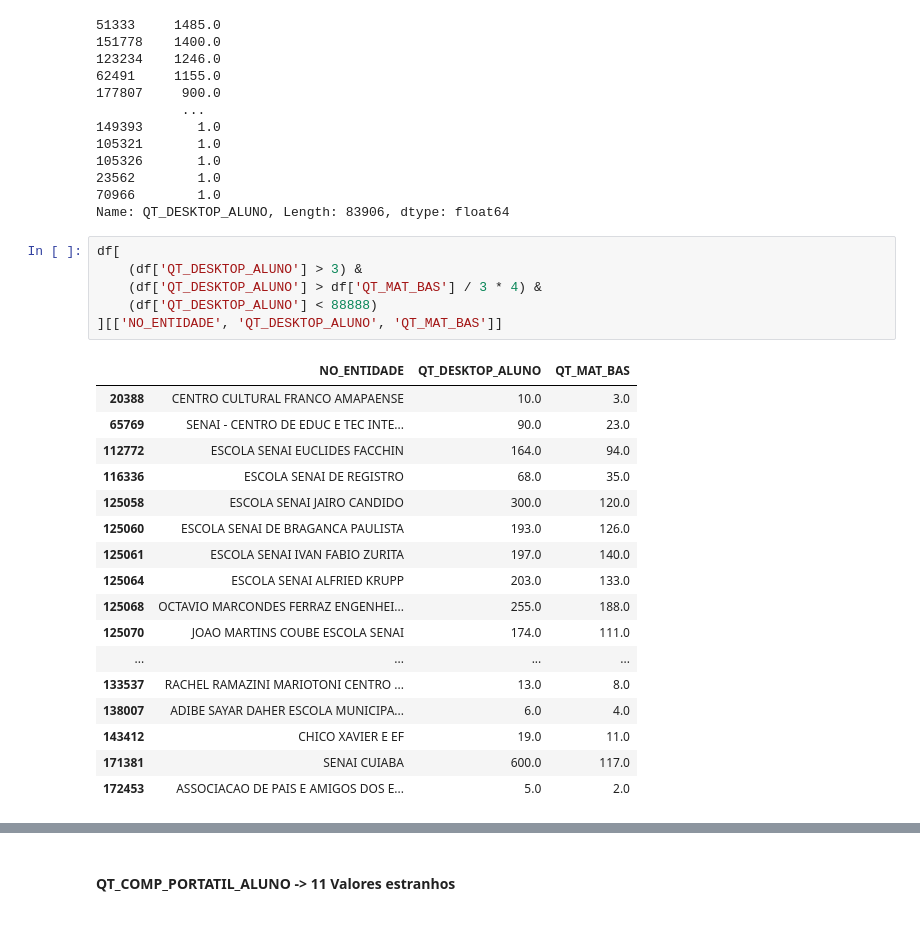
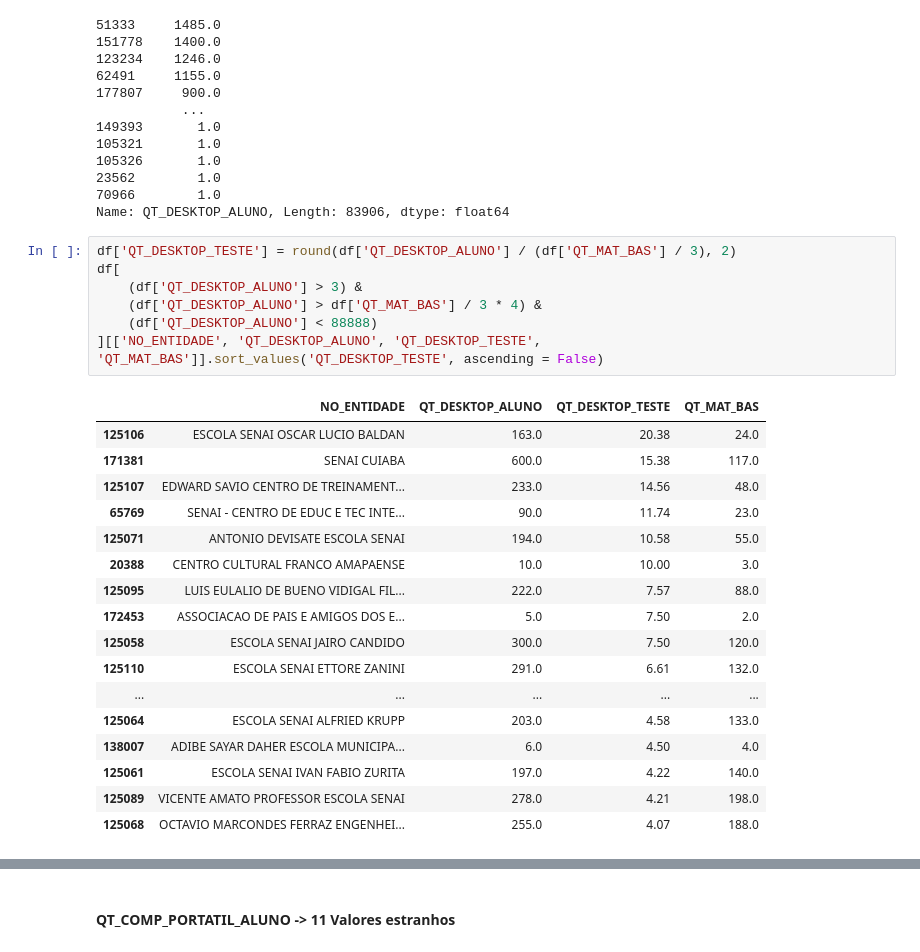
Before and after one commit to CinthiaNagahama/DCD_Rendimento_Escolar, a Jupyter notebook: explore.ipynb, the cells around one changed output, grey strips where cells are left out. Saved outputs shown, nothing was run; the diff lists cells and outputs as text.

```diff
--- a/explore.ipynb
+++ b/explore.ipynb
@@ -2318,26 +2762,27 @@ df[(df['QT_DESKTOP_ALUNO'] > 0) & (df['QT_DESKTOP_ALUNO'] < 88888)]['QT_DESKTOP_
 70966        1.0
 Name: QT_DESKTOP_ALUNO, Length: 83906, dtype: float64
 # %%
+df['QT_DESKTOP_TESTE'] = round(df['QT_DESKTOP_ALUNO'] / (df['QT_MAT_BAS'] / 3), 2)
 df[
     (df['QT_DESKTOP_ALUNO'] > 3) &
     (df['QT_DESKTOP_ALUNO'] > df['QT_MAT_BAS'] / 3 * 4) &
     (df['QT_DESKTOP_ALUNO'] < 88888)
-][['NO_ENTIDADE', 'QT_DESKTOP_ALUNO', 'QT_MAT_BAS']]
+][['NO_ENTIDADE', 'QT_DESKTOP_ALUNO', 'QT_DESKTOP_TESTE', 'QT_MAT_BAS']].sort_values('QT_DESKTOP_TESTE', ascending = False)
 # %% [output]
-|  | NO_ENTIDADE | QT_DESKTOP_ALUNO | QT_MAT_BAS |
-| 20388 | CENTRO CULTURAL FRANCO AMAPAENSE | 10.0 | 3.0 |
-| 65769 | SENAI - CENTRO DE EDUC E TEC INTE... | 90.0 | 23.0 |
-| 112772 | ESCOLA SENAI EUCLIDES FACCHIN | 164.0 | 94.0 |
-| 116336 | ESCOLA SENAI DE REGISTRO | 68.0 | 35.0 |
-| 125058 | ESCOLA SENAI JAIRO CANDIDO | 300.0 | 120.0 |
-| 125060 | ESCOLA SENAI DE BRAGANCA PAULISTA | 193.0 | 126.0 |
-| 125061 | ESCOLA SENAI IVAN FABIO ZURITA | 197.0 | 140.0 |
-| 125064 | ESCOLA SENAI ALFRIED KRUPP | 203.0 | 133.0 |
-| 125068 | OCTAVIO MARCONDES FERRAZ ENGENHEI... | 255.0 | 188.0 |
-| 125070 | JOAO MARTINS COUBE ESCOLA SENAI | 174.0 | 111.0 |
-| ... | ... | ... | ... |
-| 133537 | RACHEL RAMAZINI MARIOTONI CENTRO ... | 13.0 | 8.0 |
-| 138007 | ADIBE SAYAR DAHER ESCOLA MUNICIPA... | 6.0 | 4.0 |
-| 143412 | CHICO XAVIER E EF | 19.0 | 11.0 |
-| 171381 | SENAI CUIABA | 600.0 | 117.0 |
-| 172453 | ASSOCIACAO DE PAIS E AMIGOS DOS E... | 5.0 | 2.0 |
+|  | NO_ENTIDADE | QT_DESKTOP_ALUNO | QT_DESKTOP_TESTE | QT_MAT_BAS |
+| 125106 | ESCOLA SENAI OSCAR LUCIO BALDAN | 163.0 | 20.38 | 24.0 |
+| 171381 | SENAI CUIABA | 600.0 | 15.38 | 117.0 |
+| 125107 | EDWARD SAVIO CENTRO DE TREINAMENT... | 233.0 | 14.56 | 48.0 |
+| 65769 | SENAI - CENTRO DE EDUC E TEC INTE... | 90.0 | 11.74 | 23.0 |
+| 125071 | ANTONIO DEVISATE ESCOLA SENAI | 194.0 | 10.58 | 55.0 |
+| 20388 | CENTRO CULTURAL FRANCO AMAPAENSE | 10.0 | 10.00 | 3.0 |
+| 125095 | LUIS EULALIO DE BUENO VIDIGAL FIL... | 222.0 | 7.57 | 88.0 |
+| 172453 | ASSOCIACAO DE PAIS E AMIGOS DOS E... | 5.0 | 7.50 | 2.0 |
+| 125058 | ESCOLA SENAI JAIRO CANDIDO | 300.0 | 7.50 | 120.0 |
+| 125110 | ESCOLA SENAI ETTORE ZANINI | 291.0 | 6.61 | 132.0 |
+| ... | ... | ... | ... | ... |
+| 125064 | ESCOLA SENAI ALFRIED KRUPP | 203.0 | 4.58 | 133.0 |
+| 138007 | ADIBE SAYAR DAHER ESCOLA MUNICIPA... | 6.0 | 4.50 | 4.0 |
+| 125061 | ESCOLA SENAI IVAN FABIO ZURITA | 197.0 | 4.22 | 140.0 |
+| 125089 | VICENTE AMATO PROFESSOR ESCOLA SENAI | 278.0 | 4.21 | 198.0 |
+| 125068 | OCTAVIO MARCONDES FERRAZ ENGENHEI... | 255.0 | 4.07 | 188.0 |
```
Also changed, not shown: parts of 288 cells of this notebook.
